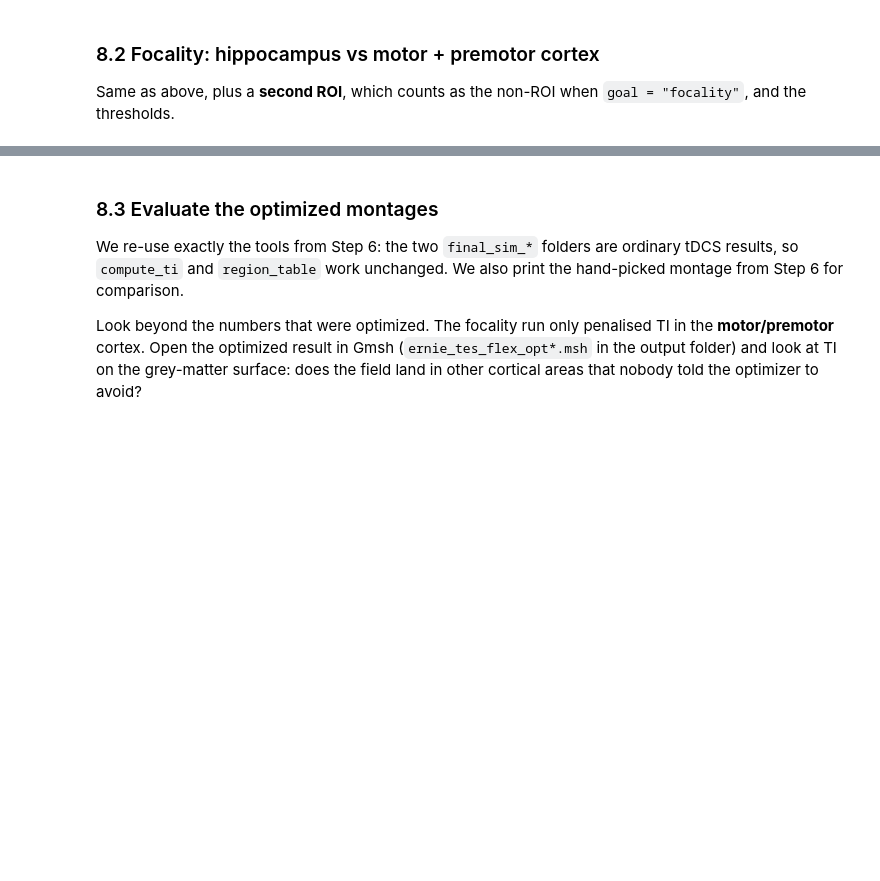
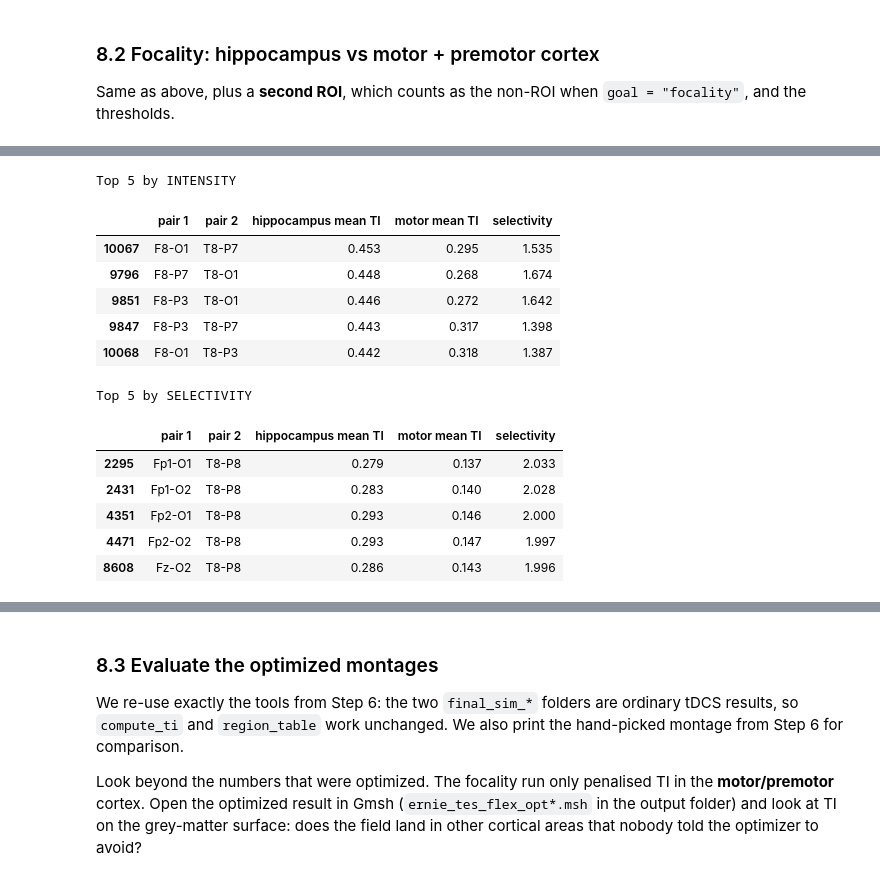
Before and after one commit to KarimAbiSaid/TI_onboarding, a Jupyter notebook: TI_simulations_onboarding.ipynb, the cells around one changed output, grey strips where cells are left out. Cells and saved outputs as stored; diff of their text form; code cells hidden in the pictures; blank space fills up the shorter version.

```diff
--- a/TI_simulations_onboarding.ipynb
+++ b/TI_simulations_onboarding.ipynb
@@ -945,0 +1673,5 @@ else:
+# %%
+E1 = np.array([[1.0, 0, 0], [1.0, 0, 0], [1.0, 0, 0], [1.0, 0, 0]])
+E2 = np.array([[1.0, 0, 0], [0.3, 0, 0], [0, 1.0, 0], [0, 0, 0.0]])
+for e1, e2, ti in zip(E1, E2, TI.get_maxTI(E1, E2)):
+    print(f"E1={e1}  E2={e2}  ->  max TI = {ti:.2f} V/m")
@@ -945,0 +1930,23 @@ else:
+# %%
+from itertools import combinations
+import time
+
+I = 0.002                                            # 2 mA per pair
+HIP, MOT = "hippocampus_R (target)", "motor+premotor (avoid)"
+pairs = list(combinations(POOL, 2))
+montages = [(p, q) for i, p in enumerate(pairs) for q in pairs[i + 1:] if not set(p) & set(q)]
+print(len(pairs), "pairs ->", len(montages), "montages")
+
+pair_field = {p: TI.get_field([p[0], p[1], I], sub_lf, idx_sub) for p in pairs}   # cached per pair
+
+t0, rows = time.time(), []
+for k, (p, q) in enumerate(montages):
+    t = TI.get_maxTI(pair_field[p], pair_field[q])
+    hip = wmean(t[roi_slice[HIP]], roi_w[HIP])
+    mot = wmean(t[roi_slice[MOT]], roi_w[MOT])
+    rows.append({"pair 1": "-".join(p), "pair 2": "-".join(q),
+                 "hippocampus mean TI": hip, "motor mean TI": mot, "selectivity": hip / mot})
+    if k % 2000 == 0:
+        print(f"{k:6d}/{len(montages)}  {time.time() - t0:5.0f} s")
+search = pd.DataFrame(rows)
+print(f"done in {time.time() - t0:.0f} s")
@@ -945,0 +1962,31 @@ else:
+# %%
+print("Top 5 by INTENSITY")
+display(search.nlargest(5, "hippocampus mean TI").round(3))
+print("Top 5 by SELECTIVITY")
+display(search.nlargest(5, "selectivity").round(3))
+
+best_i = search["hippocampus mean TI"].idxmax()
+best_s = search["selectivity"].idxmax()
+plt.figure(figsize=(6, 5))
+plt.scatter(search["motor mean TI"], search["hippocampus mean TI"], s=2, alpha=0.3, label="all montages")
+plt.scatter(*search.loc[best_i, ["motor mean TI", "hippocampus mean TI"]], c="r", s=60, label="best intensity")
+plt.scatter(*search.loc[best_s, ["motor mean TI", "hippocampus mean TI"]], c="k", marker="*", s=120, label="best selectivity")
+lim = max(search["motor mean TI"].max(), search["hippocampus mean TI"].max())
+plt.plot([0, lim], [0, lim], "k--", lw=0.8, label="selectivity = 1")
+plt.xlabel("mean TI in motor + premotor (V/m)"); plt.ylabel("mean TI in right hippocampus (V/m)")
+plt.legend(); plt.title("11,628 montages at 2 mA per pair"); plt.show()
+# %% [output]
+Top 5 by INTENSITY
+|  | pair 1 | pair 2 | hippocampus mean TI | motor mean TI | selectivity |
+| 10067 | F8-O1 | T8-P7 | 0.453 | 0.295 | 1.535 |
+| 9796 | F8-P7 | T8-O1 | 0.448 | 0.268 | 1.674 |
+| 9851 | F8-P3 | T8-O1 | 0.446 | 0.272 | 1.642 |
+| 9847 | F8-P3 | T8-P7 | 0.443 | 0.317 | 1.398 |
+| 10068 | F8-O1 | T8-P3 | 0.442 | 0.318 | 1.387 |
+Top 5 by SELECTIVITY
+|  | pair 1 | pair 2 | hippocampus mean TI | motor mean TI | selectivity |
+| 2295 | Fp1-O1 | T8-P8 | 0.279 | 0.137 | 2.033 |
+| 2431 | Fp1-O2 | T8-P8 | 0.283 | 0.140 | 2.028 |
+| 4351 | Fp2-O1 | T8-P8 | 0.293 | 0.146 | 2.000 |
+| 4471 | Fp2-O2 | T8-P8 | 0.293 | 0.147 | 1.997 |
+| 8608 | Fz-O2 | T8-P8 | 0.286 | 0.143 | 1.996 |
```
Also changed, not shown: parts of 72 cells of this notebook.
